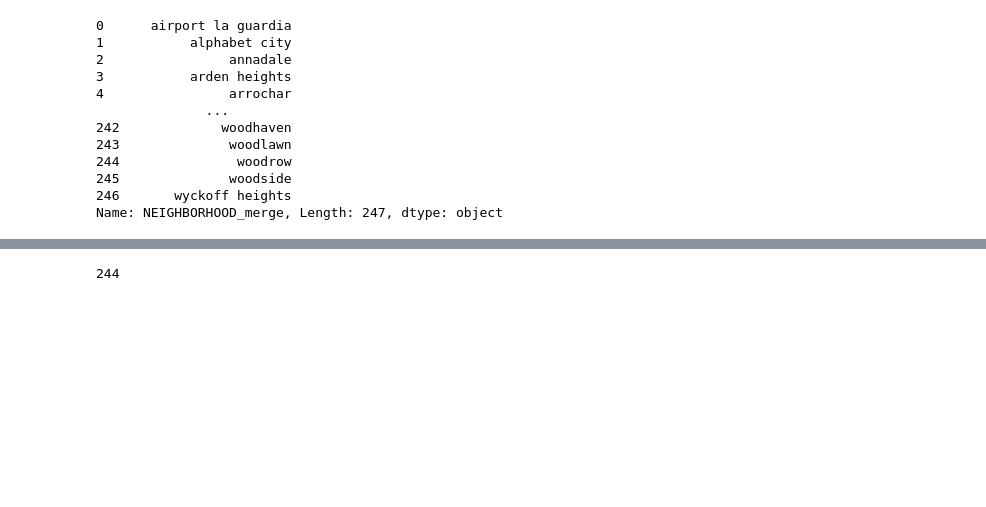
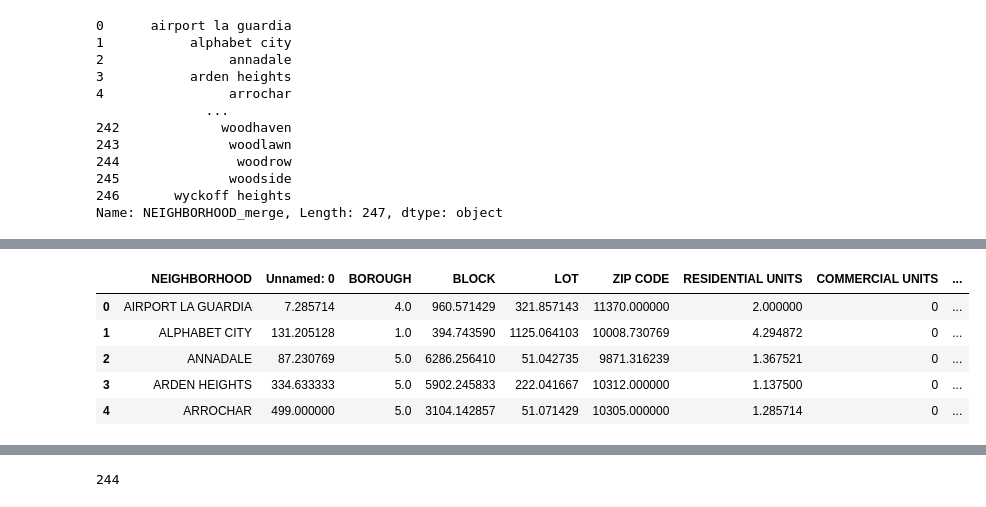
Before and after one commit to Divasson/VisualizacionDatosAirBnB, a Jupyter notebook: EDA/NYC_sales_price_EDA.ipynb, the cells around one changed output, grey strips where cells are left out. Cells and saved outputs as stored; diff of their text form; code cells hidden in the pictures; blank space fills up the shorter version.

```diff
--- a/EDA/NYC_sales_price_EDA.ipynb
+++ b/EDA/NYC_sales_price_EDA.ipynb
@@ -190 +174,11 @@ ventas_df
+# %%
+ventas_df_clean = pd.read_excel("../Data/NYC/nyc_sale_prices_clean.xlsx")
+ventas_df_clean.head()
+# %% [output]
+|  | NEIGHBORHOOD | Unnamed: 0 | BOROUGH | BLOCK | LOT | ZIP CODE | RESIDENTIAL UNITS | COMMERCIAL UNITS | ... |
+| 0 | AIRPORT LA GUARDIA | 7.285714 | 4.0 | 960.571429 | 321.857143 | 11370.000000 | 2.000000 | 0 | ... |
+| 1 | ALPHABET CITY | 131.205128 | 1.0 | 394.743590 | 1125.064103 | 10008.730769 | 4.294872 | 0 | ... |
+| 2 | ANNADALE | 87.230769 | 5.0 | 6286.256410 | 51.042735 | 9871.316239 | 1.367521 | 0 | ... |
+| 3 | ARDEN HEIGHTS | 334.633333 | 5.0 | 5902.245833 | 222.041667 | 10312.000000 | 1.137500 | 0 | ... |
+| 4 | ARROCHAR | 499.000000 | 5.0 | 3104.142857 | 51.071429 | 10305.000000 | 1.285714 | 0 | ... |
 # %%
```
Also changed, not shown: parts of 11 cells of this notebook, 3 other files.
